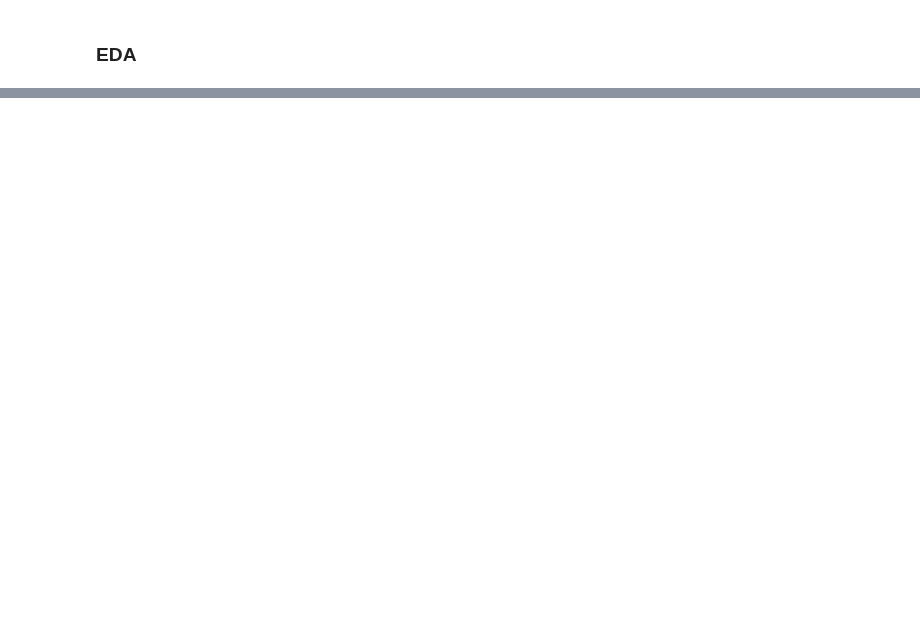
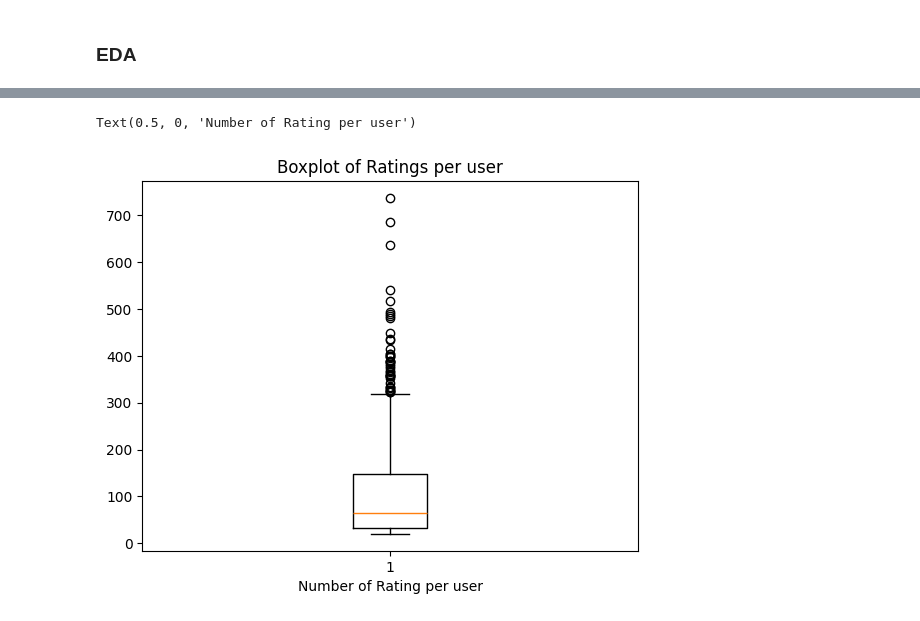
Before and after one commit to Gyxius/Recommendation, a Jupyter notebook: code.ipynb, the cells around one changed output, grey strips where cells are left out. Cells and saved outputs as stored; diff of their text form; code cells hidden in the pictures; blank space fills up the shorter version.

```diff
--- a/code.ipynb
+++ b/code.ipynb
@@ -38,0 +71,4 @@ plt.show()
+# %%
+nb_ratings_per_user = df.groupby(by='user id').count()['rating'].sort_values(ascending=False)
+print("Users with the highest amount of ratings:" + str(nb_ratings_per_user.head()))
+print("Users with the smallest amount of ratings:" + str(nb_ratings_per_user.tail()))
@@ -38,0 +111,8 @@ plt.show()
+# %%
+fig, ax = plt.subplots()
+ax.boxplot(x=nb_ratings_per_user)
+ax.set_title('Boxplot of Ratings per user')
+ax.set_xlabel('Number of Rating per user')
+# %% [output]
+Text(0.5, 0, 'Number of Rating per user')
+[figure, added]
```
Also changed, not shown: parts of 22 cells of this notebook.
